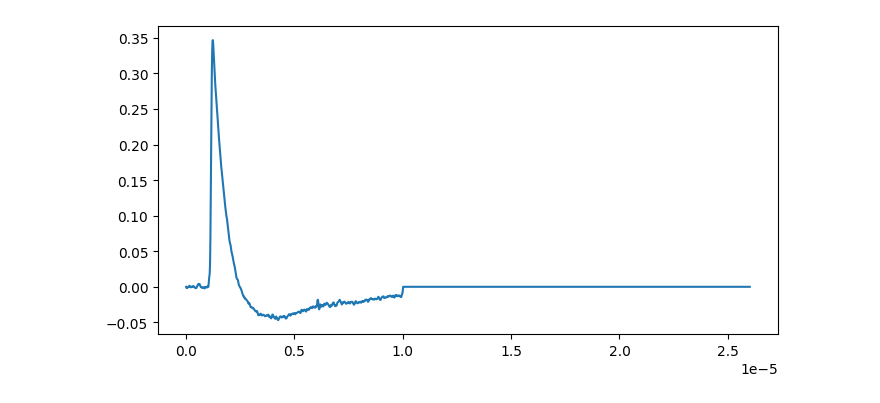
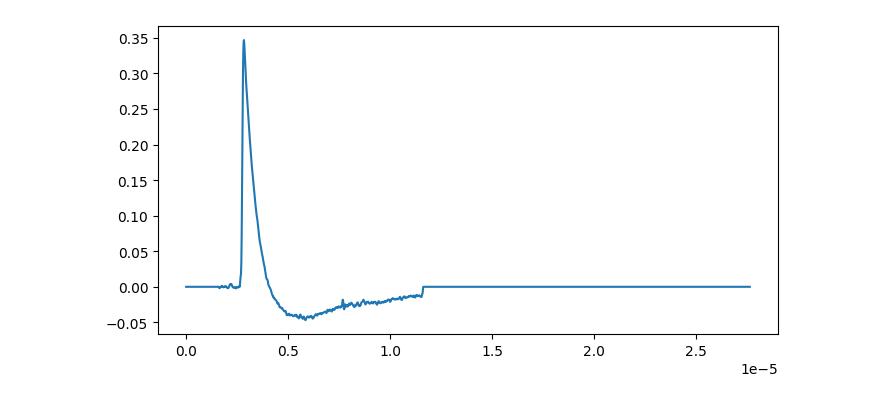
Before and after one commit to CIEMAT-Neutrino/SCINT, a Jupyter notebook: notebooks/MC.ipynb, the cells around one changed output. Cells and saved outputs as stored; diff of their text form; code cells hidden in the pictures.

```diff
--- a/notebooks/MC.ipynb
+++ b/notebooks/MC.ipynb
@@ -11,30 +11,35 @@ import matplotlib.pyplot as plt
 from itertools import product
 # %%
 show = True
-
-# Load data for wvf template
-raw_SER = open("../larsoft/PDS/SPE_maritza.txt")
 expand_array = 1000
 
+# Load data for wvf template (LARSOFT)
+raw_SER = open("../larsoft/PDS/SPE_maritza.txt")
+SER = np.asarray(raw_SER.readlines()).astype(float)
+
+# Load data for wvf template (LAB)
+# lab_run = load_npy([2],[6],"Average_","../data/ave/")
+# SER = lab_run[2][6]["SPEAvWvf"]
+
 # Generate empty array to import data
-SER = np.asarray(raw_SER.readlines()).astype(float)
 SER = np.append(np.asarray(SER),np.zeros(expand_array))
+SER = np.append(np.zeros(100),np.asarray(SER))
 
 # Generate dict with required structure
 my_run = dict()
 
 my_run["NRun"] = [0]
 my_run["NChannel"] = [0]
 
 my_run[0] = dict()
 my_run[0][0] = dict()
 my_run[0][0]["ADC"] = [np.array(SER)]
 my_run[0][0]["Sampling"] = 16e-9
 
 if show == True:
     plt.figure(figsize=(8,4))
     plt.plot(my_run[0][0]["Sampling"]*np.arange(len(my_run[0][0]["ADC"][0])),my_run[0][0]["ADC"][0])
     plt.show()
 # %% [output]
-[figure, old version]
+[figure, new version]
 # %%
```
Also changed, not shown: parts of 7 cells of this notebook, 7 other files.
